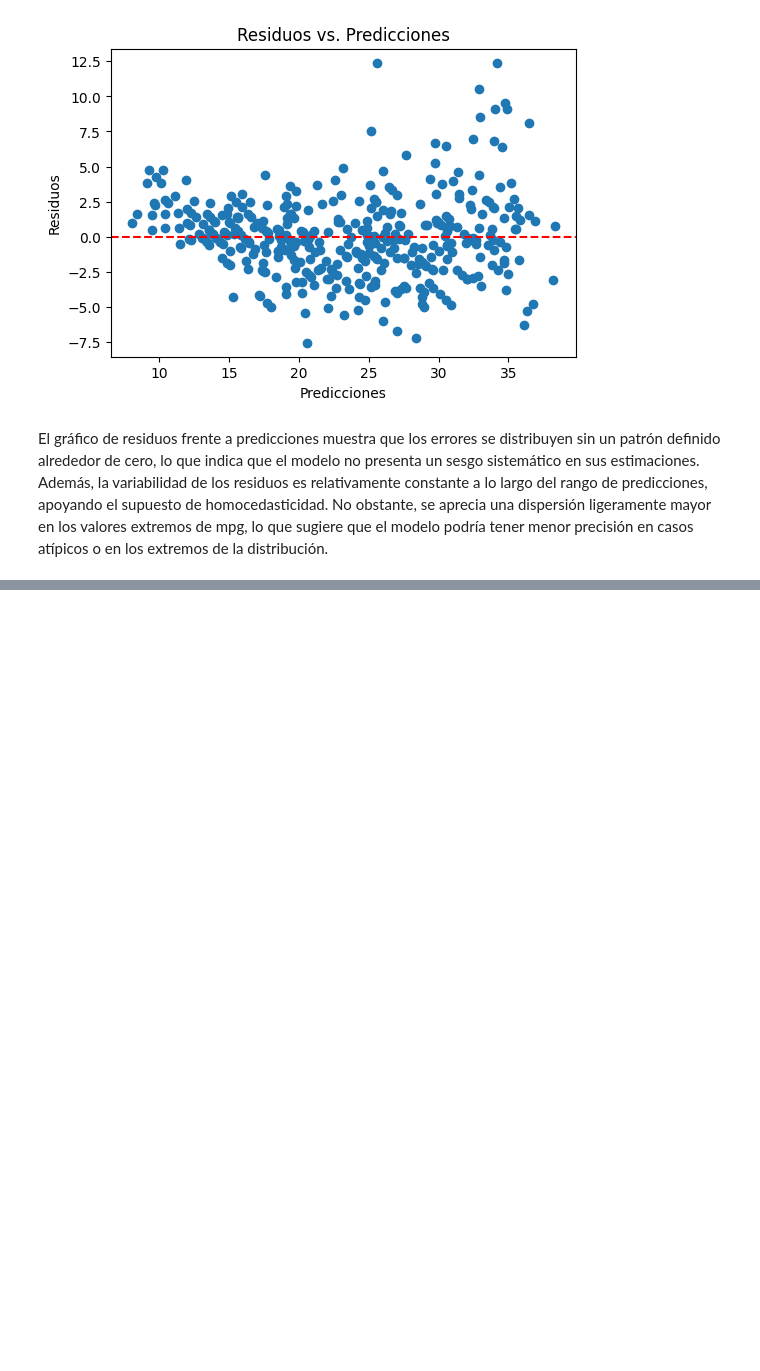
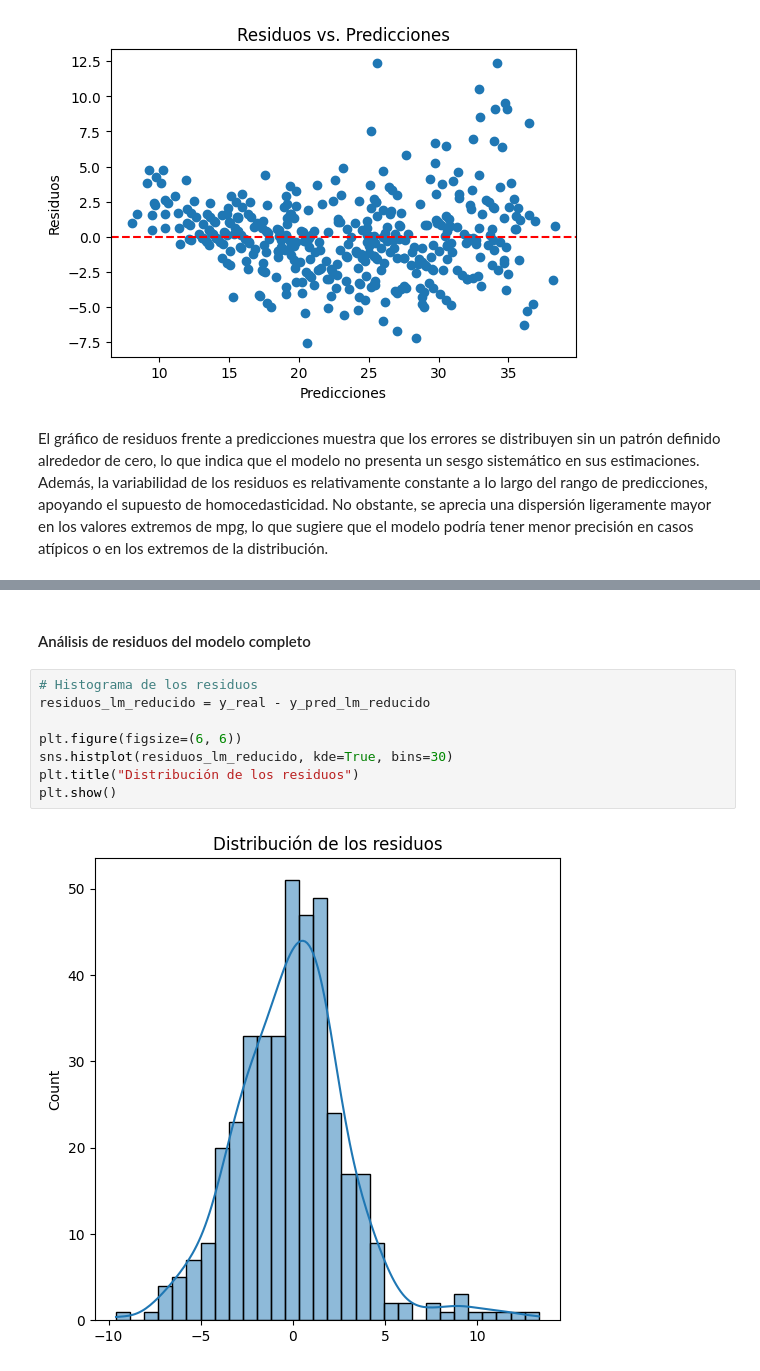
Before and after one commit to JuanAlbornoz32/Proyectos_Bootcamp_Analisis_de_Datos, a Jupyter notebook: ejercicios_en_python/modelos_de_regresion/regresion_multiple/ejercicio_millas_por_galon.ipynb, the cells around one changed output, grey strips where cells are left out. Drawn from its saved outputs; the diff is of its cells as text; blank space fills up the shorter version.

```diff
--- a/ejercicios_en_python/modelos_de_regresion/regresion_multiple/ejercicio_millas_por_galon.ipynb
+++ b/ejercicios_en_python/modelos_de_regresion/regresion_multiple/ejercicio_millas_por_galon.ipynb
@@ -371,0 +462,12 @@ El gráfico de residuos frente a predicciones muestra que los errores se distrib
+# %% [markdown]
+#### Análisis de residuos del modelo completo
+# %%
+# Histograma de los residuos
+residuos_lm_reducido = y_real - y_pred_lm_reducido
+
+plt.figure(figsize=(6, 6))
+sns.histplot(residuos_lm_reducido, kde=True, bins=30)
+plt.title("Distribución de los residuos")
+plt.show()
+# %% [output]
+[figure, added]
```
Also changed, not shown: parts of 16 cells of this notebook, 2 other files.
